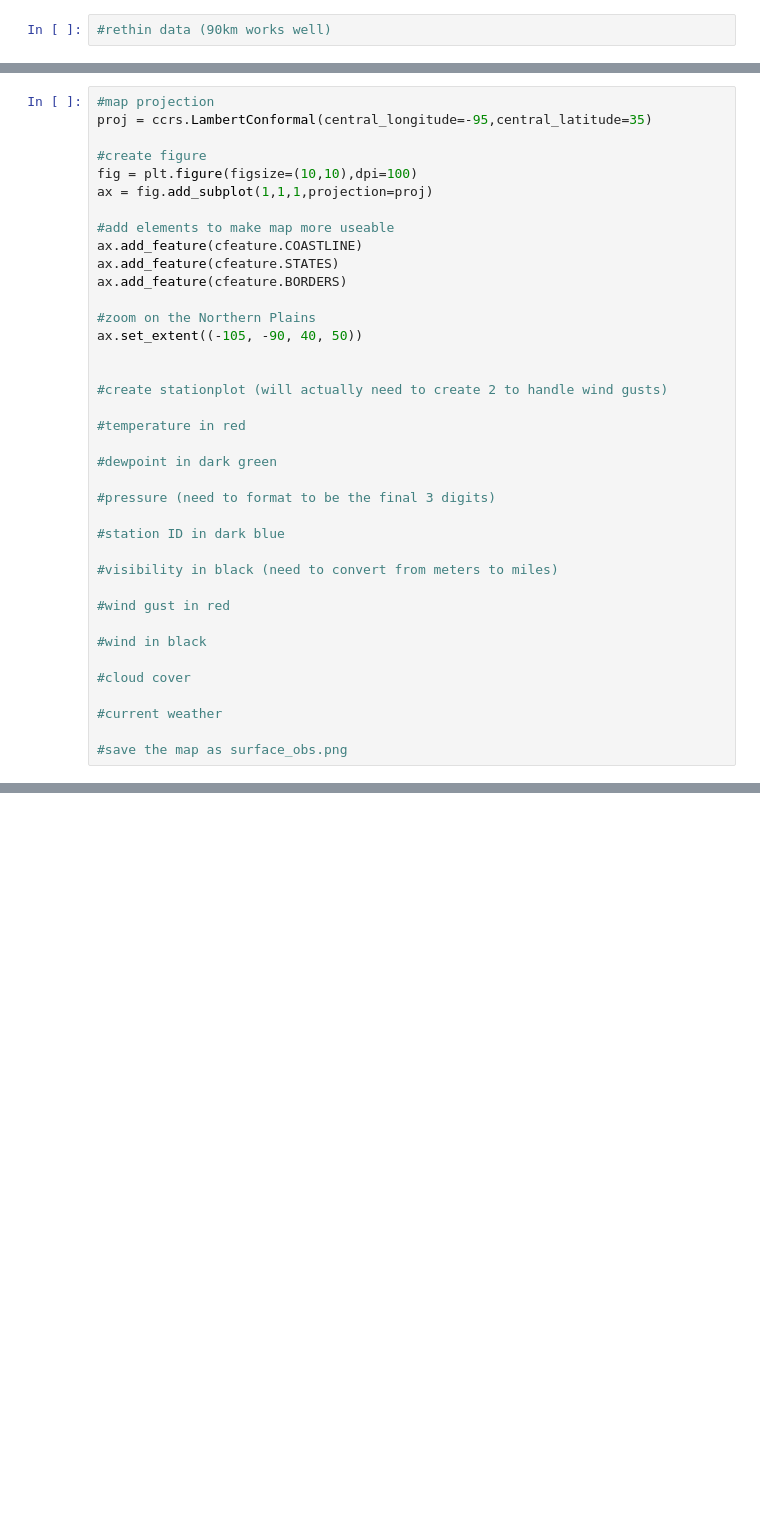
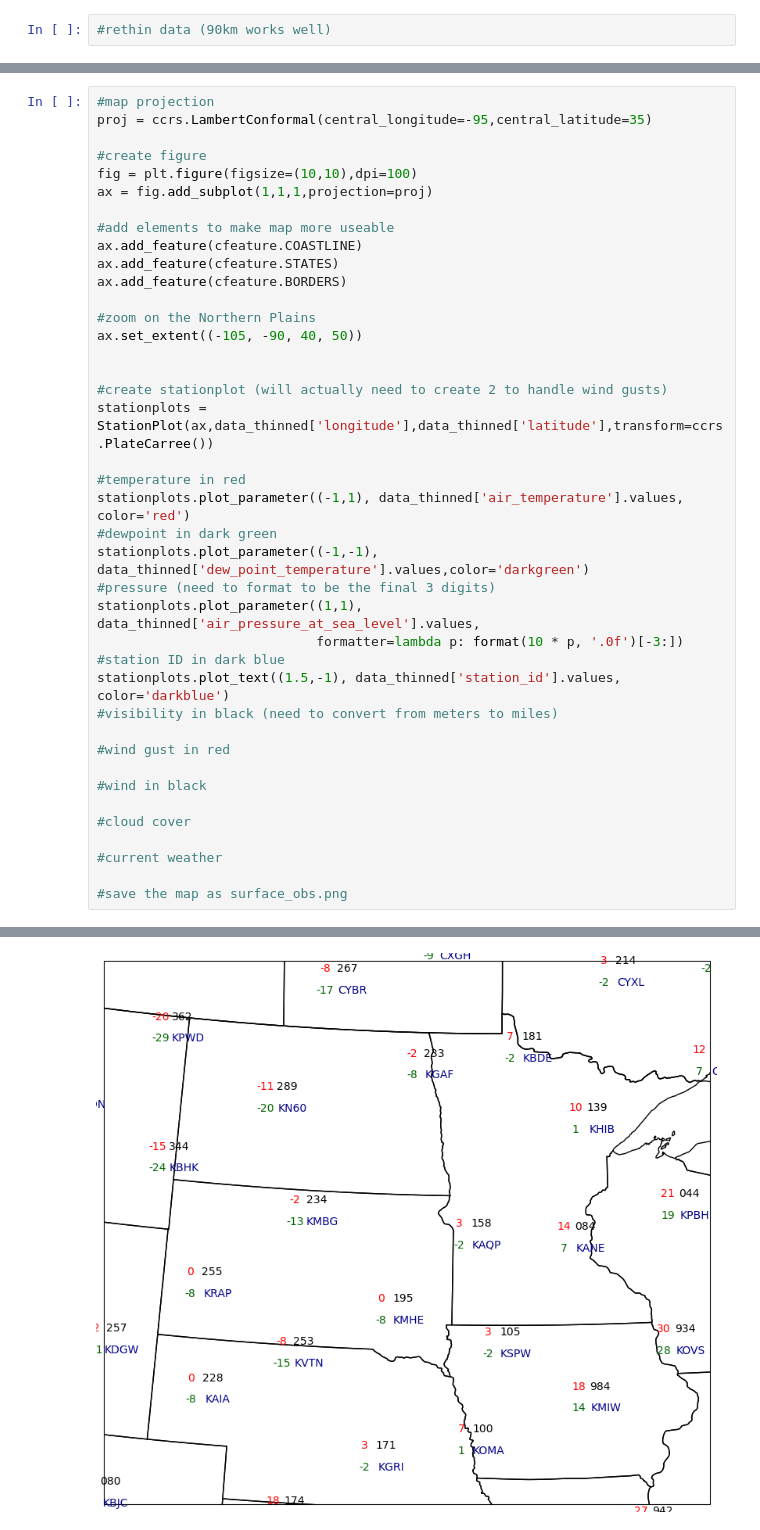
Before and after one commit to DevynKimball/ATSC_270, a Jupyter notebook: assignment_4/assignment_4.ipynb, the cells around one changed output, grey strips where cells are left out. Saved outputs shown, nothing was run; the diff lists cells and outputs as text; blank space fills up the shorter version.

```diff
--- a/assignment_4/assignment_4.ipynb
+++ b/assignment_4/assignment_4.ipynb
@@ -262,15 +291,17 @@ ax.set_extent((-105, -90, 40, 50))
 
 
 #create stationplot (will actually need to create 2 to handle wind gusts)
+stationplots = StationPlot(ax,data_thinned['longitude'],data_thinned['latitude'],transform=ccrs.PlateCarree())
 
 #temperature in red
-
+stationplots.plot_parameter((-1,1), data_thinned['air_temperature'].values, color='red')
 #dewpoint in dark green
-
+stationplots.plot_parameter((-1,-1), data_thinned['dew_point_temperature'].values,color='darkgreen')
 #pressure (need to format to be the final 3 digits)
-
+stationplots.plot_parameter((1,1), data_thinned['air_pressure_at_sea_level'].values,
+                            formatter=lambda p: format(10 * p, '.0f')[-3:])
 #station ID in dark blue
-
+stationplots.plot_text((1.5,-1), data_thinned['station_id'].values, color='darkblue')
 #visibility in black (need to convert from meters to miles)
 
 #wind gust in red
@@ -282,3 +313,4 @@ ax.set_extent((-105, -90, 40, 50))
 #current weather
 
 #save the map as surface_obs.png
+# %% [output]
@@ -284,0 +318 @@ ax.set_extent((-105, -90, 40, 50))
+[figure, added]
```
Also changed, not shown: parts of 5 cells of this notebook, 1 other file.
